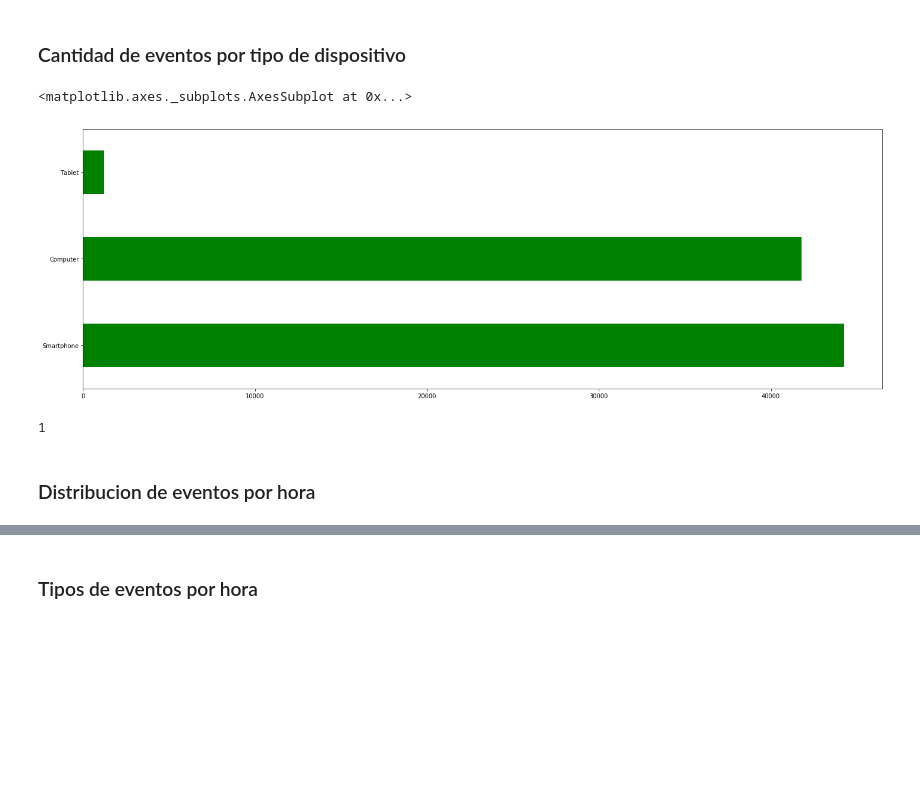
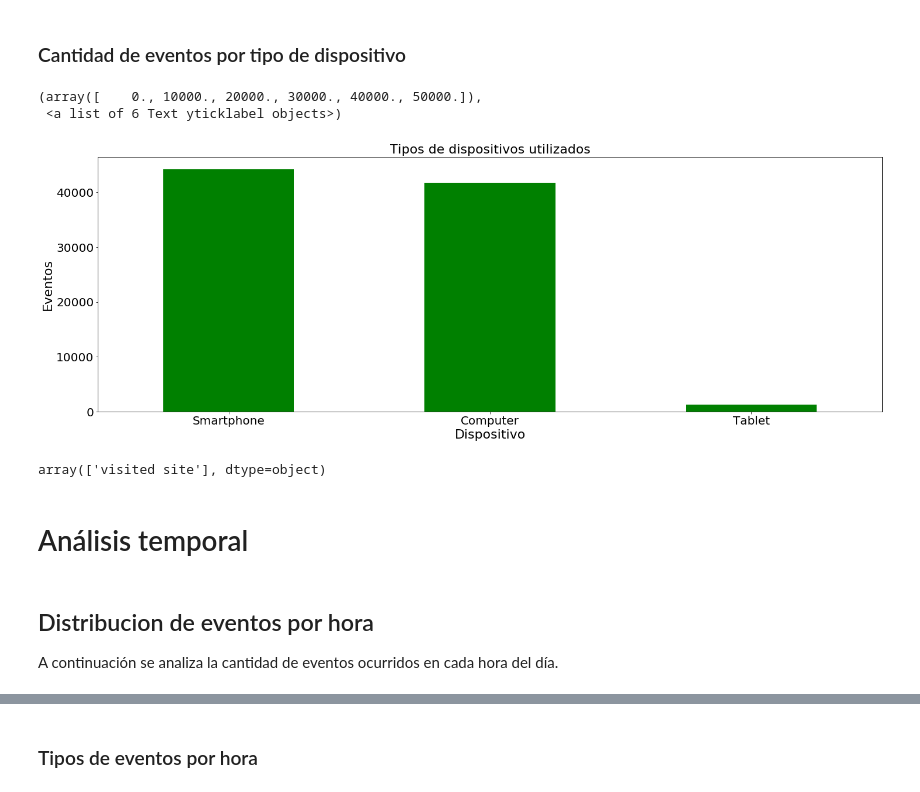
Before and after one commit to emabrea/7506-DATOS-TP1, a Jupyter notebook: Analisis Exploratorio.ipynb, the cells around one changed output, grey strips where cells are left out. Drawn from its saved outputs; the diff is of its cells as text; code cells hidden in the pictures; blank space fills up the shorter version.

```diff
--- a/Analisis Exploratorio.ipynb
+++ b/Analisis Exploratorio.ipynb
@@ -218,17 +211,26 @@ for rect in rects:
 ### Cantidad de eventos por tipo de dispositivo
 # %%
 device_types=trocafone[(trocafone['device_type']!='Unknown') & (trocafone['device_type'].notnull())]
-device_types['device_type'].value_counts().plot(kind='barh',rot=0,figsize=(24,8),color='green')
+device_types['device_type'].value_counts().plot(kind='bar',rot=0,figsize=(24,8),color='green')
+plt.xlabel('Dispositivo',fontsize='22')
+plt.ylabel('Eventos',fontsize='22')
+plt.title("Tipos de dispositivos utilizados",fontsize='22')
+plt.xticks(size = 20)
+plt.yticks(size = 20)
 # %% [output]
-<matplotlib.axes._subplots.AxesSubplot at 0x...>
+(array([    0., 10000., 20000., 30000., 40000., 50000.]),
+ <a list of 6 Text yticklabel objects>)
-[figure, old version]
+[figure, new version]
 # %%
-device_types['event'].nunique()
+device_types['event'].unique()
 #No hay datos sobre tipos de dispositivos con otros eventos
 # %% [output]
-1
+array(['visited site'], dtype=object)
+# %% [markdown]
+# Análisis temporal
 # %% [markdown]
-### Distribucion de eventos por hora
+## Distribucion de eventos por hora
+A continuación se analiza la cantidad de eventos ocurridos en cada hora del día.
 # %%
 # Convert Date
 import calendar
```
Also changed, not shown: parts of 26 cells of this notebook.
